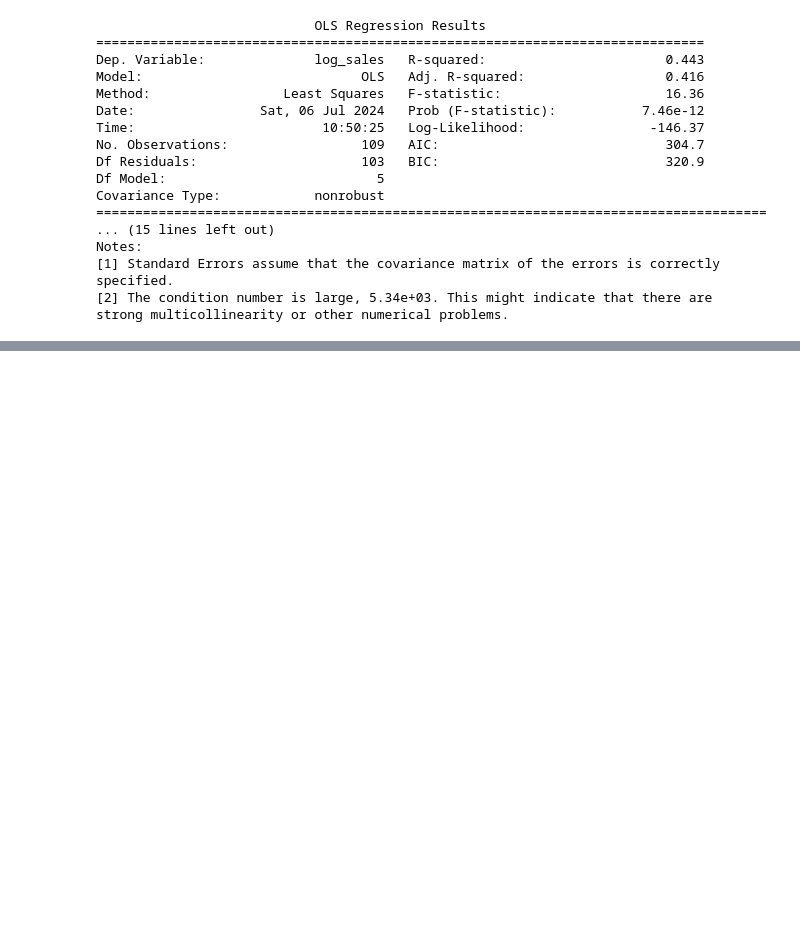
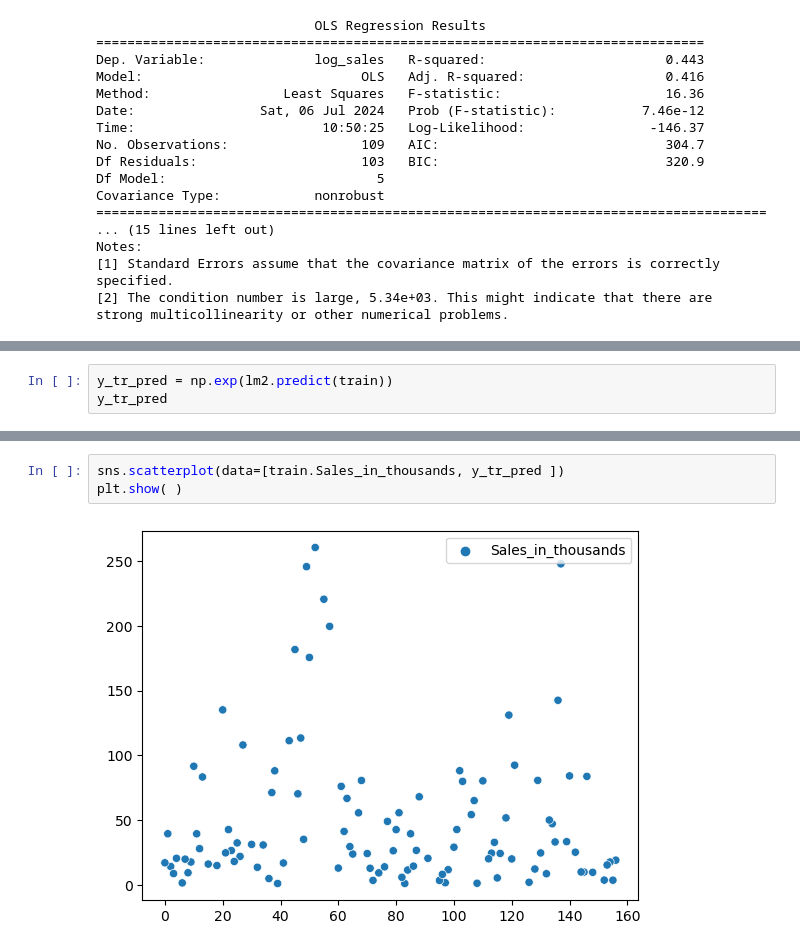
Before and after one commit to kroopeshrajput/Linear_regression_OLS_Car_sales, a Jupyter notebook: Car_Sales_LinearRegression.ipynb, the cells around one changed output, grey strips where cells are left out. Drawn from its saved outputs; the diff is of its cells as text; blank space fills up the shorter version.

```diff
--- a/Car_Sales_LinearRegression.ipynb
+++ b/Car_Sales_LinearRegression.ipynb
@@ -476,0 +482,3 @@ strong multicollinearity or other numerical problems.
+# %%
+y_tr_pred = np.exp(lm2.predict(train))
+y_tr_pred
@@ -476,0 +535,5 @@ strong multicollinearity or other numerical problems.
+# %%
+sns.scatterplot(data=[train.Sales_in_thousands, y_tr_pred ])
+plt.show( )
+# %% [output]
+[figure, added]
```
Also changed, not shown: parts of 10 cells of this notebook.
